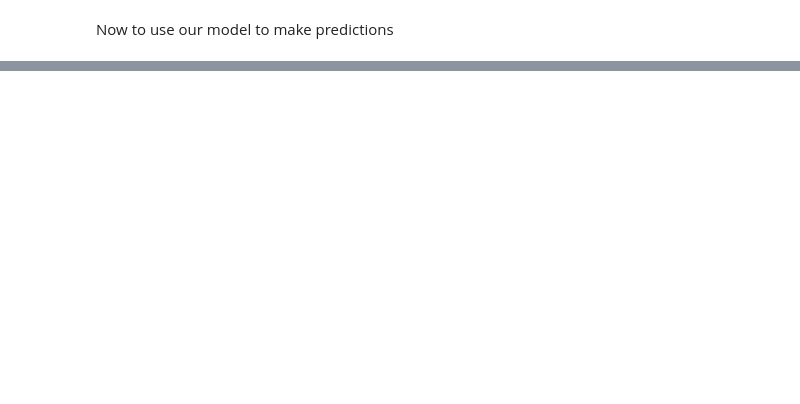
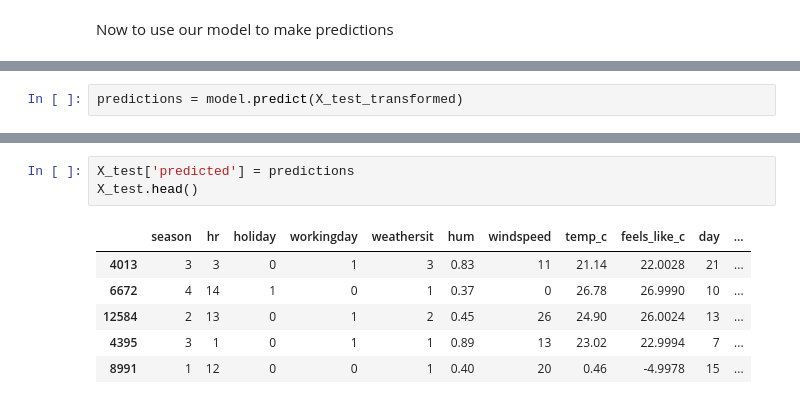
Before and after one commit to wmezadev/CSE-450-TEAM-4, a Jupyter notebook: draft/BikeNetwork.ipynb, the cells around one changed output, grey strips where cells are left out. Drawn from its saved outputs; the diff is of its cells as text; blank space fills up the shorter version.

```diff
--- a/draft/BikeNetwork.ipynb
+++ b/draft/BikeNetwork.ipynb
@@ -170,0 +206,2 @@ Mean Squared Error: 4695.798828125
+# %%
+predictions = model.predict(X_test_transformed)
@@ -170,0 +210,10 @@ Mean Squared Error: 4695.798828125
+# %%
+X_test['predicted'] = predictions
+X_test.head()
+# %% [output]
+|  | season | hr | holiday | workingday | weathersit | hum | windspeed | temp_c | feels_like_c | day | ... |
+| 4013 | 3 | 3 | 0 | 1 | 3 | 0.83 | 11 | 21.14 | 22.0028 | 21 | ... |
+| 6672 | 4 | 14 | 1 | 0 | 1 | 0.37 | 0 | 26.78 | 26.9990 | 10 | ... |
+| 12584 | 2 | 13 | 0 | 1 | 2 | 0.45 | 26 | 24.90 | 26.0024 | 13 | ... |
+| 4395 | 3 | 1 | 0 | 1 | 1 | 0.89 | 13 | 23.02 | 22.9994 | 7 | ... |
+| 8991 | 1 | 12 | 0 | 0 | 1 | 0.40 | 20 | 0.46 | -4.9978 | 15 | ... |
```
Also changed, not shown: parts of 15 cells of this notebook.
